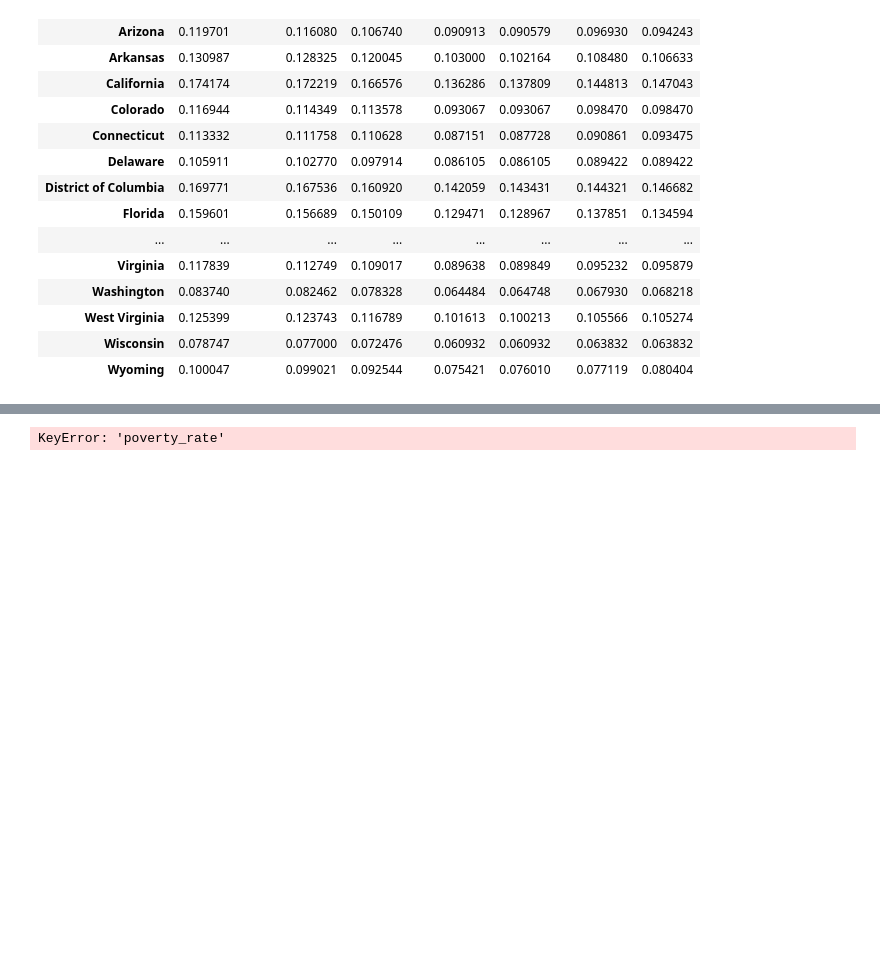
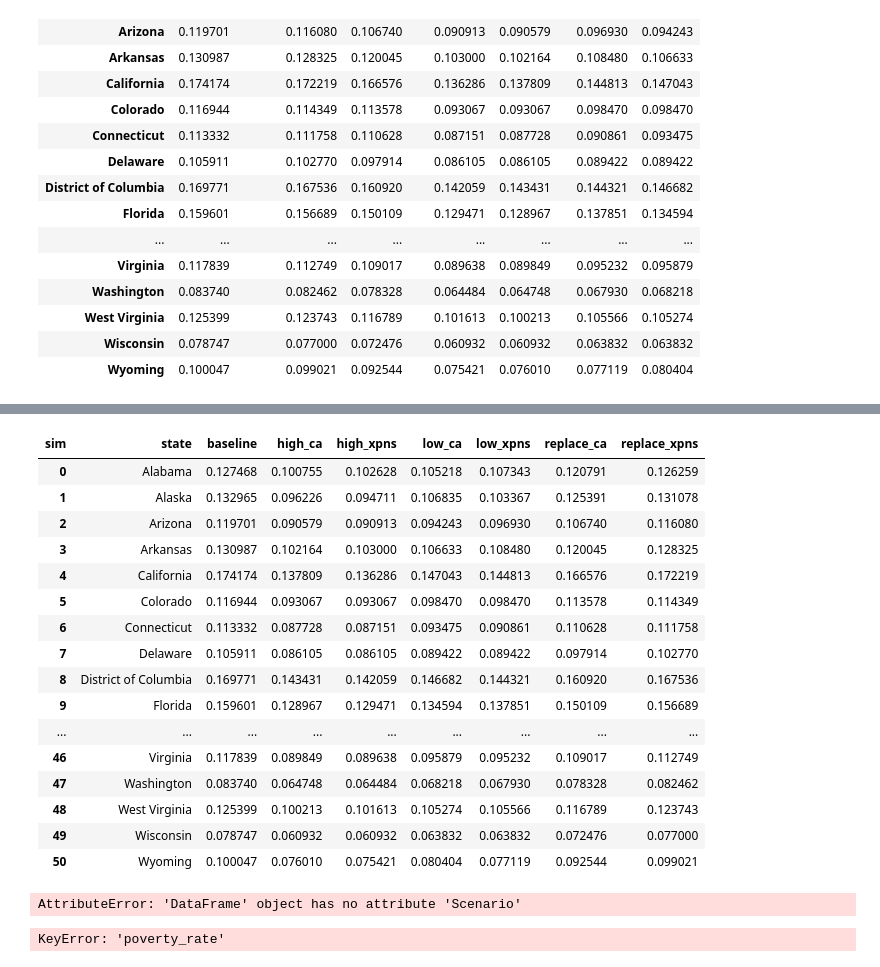
Before and after one commit to UBICenter/child-allowance, a Jupyter notebook: jb/CAllowance.ipynb, the cells around one changed output, grey strips where cells are left out. Drawn from its saved outputs; the diff is of its cells as text; code cells hidden in the pictures; blank space fills up the shorter version.

```diff
--- a/jb/CAllowance.ipynb
+++ b/jb/CAllowance.ipynb
@@ -44,14 +44,14 @@ def percent_change(new, old):
 We generate poverty rates for the total population and by demographics of interest, namely sex, race, whether one is a child (under 6) and by state. We similarly generate gini coefficients for the total population and by state.
 # %%
 # Poverty rates by demographics of interest
-poverty_rate = pov(person_sim, ["scenario", "ca"]) # Overall poverty rate
-poverty_rate_sex = pov(person_sim, ["scenario", "ca", "sex"]) # Poverty rates by sex
-poverty_rate_race_hispan = pov(person_sim, ["scenario", "ca", "race_hispan"])  # Poverty rates by race
-poverty_rate_age = pov(person_sim, ["scenario", "ca", "age_cat"]) # Poverty rate by child age
-poverty_rate_child = pov(person_sim, ["scenario", "ca", "child_6"]) # Poverty rate by child age
+poverty_rate = pov(person_sim, ["Scenario", "ca"]) # Overall poverty rate
+poverty_rate_sex = pov(person_sim, ["Scenario", "ca", "sex"]) # Poverty rates by sex
+poverty_rate_race_hispan = pov(person_sim, ["Scenario", "ca", "race_hispan"])  # Poverty rates by race
+poverty_rate_age = pov(person_sim, ["Scenario", "ca", "age_cat"]) # Poverty rate by child age
+poverty_rate_child = pov(person_sim, ["Scenario", "ca", "child_6"]) # Poverty rate by child age
 
 # State-based poverty rates
-poverty_rate_state = pov(person_sim, ["scenario", "ca", "state"])
+poverty_rate_state = pov(person_sim, ["sim", "state"])
 
 # Rename constructed poverty_rates
 poverty_rates = [
@@ -311,3 +362,36 @@ We then output state-based poverty rate and gini percentage changes to reflect t
+# %%
+state_pov = poverty_rate_state.pivot_table(
+    values="poverty_rate", index="state", columns=["sim"]
+)
+state_pov.reset_index()
+# %% [output]
+| sim | state | baseline | high_ca | high_xpns | low_ca | low_xpns | replace_ca | replace_xpns |
+| 0 | Alabama | 0.127468 | 0.100755 | 0.102628 | 0.105218 | 0.107343 | 0.120791 | 0.126259 |
+| 1 | Alaska | 0.132965 | 0.096226 | 0.094711 | 0.106835 | 0.103367 | 0.125391 | 0.131078 |
+| 2 | Arizona | 0.119701 | 0.090579 | 0.090913 | 0.094243 | 0.096930 | 0.106740 | 0.116080 |
+| 3 | Arkansas | 0.130987 | 0.102164 | 0.103000 | 0.106633 | 0.108480 | 0.120045 | 0.128325 |
+| 4 | California | 0.174174 | 0.137809 | 0.136286 | 0.147043 | 0.144813 | 0.166576 | 0.172219 |
+| 5 | Colorado | 0.116944 | 0.093067 | 0.093067 | 0.098470 | 0.098470 | 0.113578 | 0.114349 |
+| 6 | Connecticut | 0.113332 | 0.087728 | 0.087151 | 0.093475 | 0.090861 | 0.110628 | 0.111758 |
+| 7 | Delaware | 0.105911 | 0.086105 | 0.086105 | 0.089422 | 0.089422 | 0.097914 | 0.102770 |
+| 8 | District of Columbia | 0.169771 | 0.143431 | 0.142059 | 0.146682 | 0.144321 | 0.160920 | 0.167536 |
+| 9 | Florida | 0.159601 | 0.128967 | 0.129471 | 0.134594 | 0.137851 | 0.150109 | 0.156689 |
+| ... | ... | ... | ... | ... | ... | ... | ... | ... |
+| 46 | Virginia | 0.117839 | 0.089849 | 0.089638 | 0.095879 | 0.095232 | 0.109017 | 0.112749 |
+| 47 | Washington | 0.083740 | 0.064748 | 0.064484 | 0.068218 | 0.067930 | 0.078328 | 0.082462 |
+| 48 | West Virginia | 0.125399 | 0.100213 | 0.101613 | 0.105274 | 0.105566 | 0.116789 | 0.123743 |
+| 49 | Wisconsin | 0.078747 | 0.060932 | 0.060932 | 0.063832 | 0.063832 | 0.072476 | 0.077000 |
+| 50 | Wyoming | 0.100047 | 0.076010 | 0.075421 | 0.080404 | 0.077119 | 0.092544 | 0.099021 |
+# %%
+# State analysis
+# Create pivot table to interpret state-based poverty effects
+state_pov["sim"] = state_pov.Scenario+np.where(state_pov.ca,"ca","cc")
+state_pov = poverty_rate_state.pivot_table(
+    values="poverty_rate", index="state", columns=["sim"]
+)
+state_pov = state_pov.reset_index()
+# %% [output]
+AttributeError: 'DataFrame' object has no attribute 'Scenario'
 # %%
 # State analysis
 # Create pivot table to interpret state-based poverty effects
```
Also changed, not shown: parts of 13 cells of this notebook.
